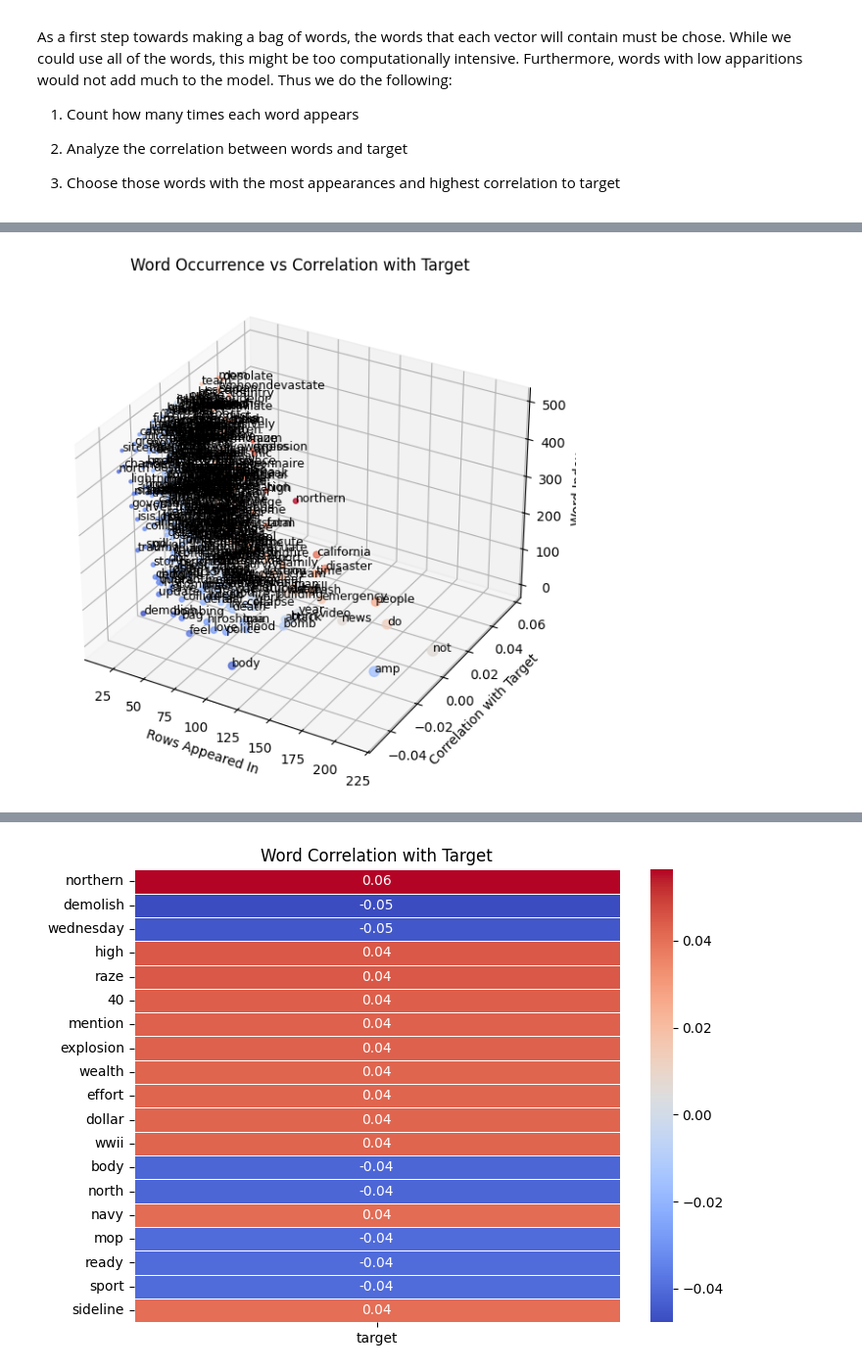
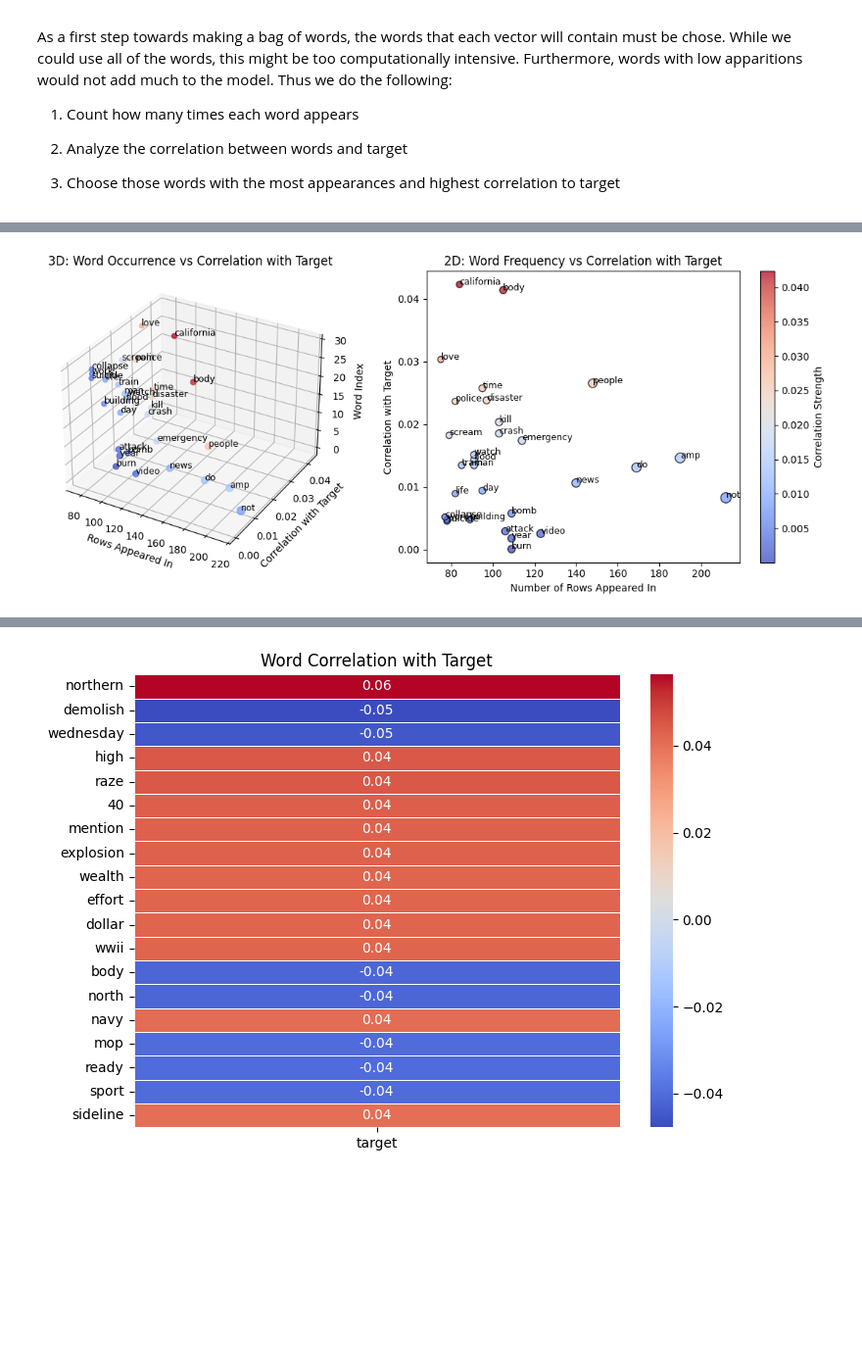
Before and after one commit to Iakovos0997/comp5015-a2, a Jupyter notebook: A2.ipynb, the cells around one changed output, grey strips where cells are left out. Shown at 98% size. Cells and saved outputs as stored; diff of their text form; code cells hidden in the pictures; blank space fills up the shorter version.

```diff
--- a/A2.ipynb
+++ b/A2.ipynb
@@ -180,7 +211,8 @@ As a first step towards making a bag of words, the words that each vector will c
 # %%
-from sklearn.feature_extraction.text import CountVectorizer
+M = 22 # How many tweets the word must appear in to be considered as one of the K words
+K = 400 # Words the vector will have
 
-vectorizer = CountVectorizer(max_features=5000)  # Limit to top 5000 words
+vectorizer = CountVectorizer(binary=True, min_df=M, max_features=K)  # Limit to top 5000 words
 X_words = vectorizer.fit_transform(train_df["text"]).toarray()
 
 # Convert to DataFrame
@@ -188,3 +220,7 @@ word_df = pd.DataFrame(X_words, columns=vectorizer.get_feature_names_out())
 
 # Add target variable
 word_df["target"] = train_df["target"]
+
+# Get the number of unique words in the vector given our current K and M
+num_unique_words = len(vectorizer.get_feature_names_out())
+print(f"Total unique words: {num_unique_words}")
@@ -229,30 +274,62 @@ word_stats = word_stats.sort_values(by="rows_appeared", ascending=False).head(50
 # %%
-fig = plt.figure(figsize=(10, 7))
-ax = fig.add_subplot(111, projection="3d")
+# Create a figure with two subplots
+fig = plt.figure(figsize=(12, 5))
 
-# Scatter plot
-sc = ax.scatter(
+# -------- 3D Scatter Plot (Left Side) -------- #
+ax1 = fig.add_subplot(121, projection="3d")
+
+sc1 = ax1.scatter(
     word_stats["rows_appeared"],  # X-axis
     word_stats["correlation"],  # Y-axis
     range(len(word_stats)),  # Z-axis (just for spacing)
     s=word_stats["rows_appeared"] * 0.3,  # Bubble size
     c=word_stats["correlation"],  # Color based on correlation
     cmap="coolwarm",
     alpha=0.75
 )
 
 # Add word labels at select points
 for i, word in enumerate(word_stats["word"]):
-    ax.text(word_stats["rows_appeared"].iloc[i],
-            word_stats["correlation"].iloc[i],
-            i, word, fontsize=9)
+    ax1.text(word_stats["rows_appeared"].iloc[i],
+             word_stats["correlation"].iloc[i],
+             i, word, fontsize=9)
 
 # Labels
-ax.set_xlabel("Rows Appeared In")
-ax.set_ylabel("Correlation with Target")
-ax.set_zlabel("Word Index")
-ax.set_title("Word Occurrence vs Correlation with Target")
+ax1.set_xlabel("Rows Appeared In")
+ax1.set_ylabel("Correlation with Target")
+ax1.set_zlabel("Word Index")
+ax1.set_title("3D: Word Occurrence vs Correlation with Target")
 
+# -------- 2D Scatter Plot (Right Side) -------- #
+ax2 = fig.add_subplot(122)
+
+sc2 = ax2.scatter(
+    word_stats["rows_appeared"],
+    word_stats["correlation"],
+    s=word_stats["rows_appeared"] * 0.5,  # Bubble size
+    c=word_stats["correlation"],  # Color based on correlation
+    cmap="coolwarm",
+    alpha=0.75,
+    edgecolors="k"
+)
+
+# Add labels to selected points
+for i, word in enumerate(word_stats["word"]):
+    ax2.annotate(word,
+                 (word_stats["rows_appeared"].iloc[i], word_stats["correlation"].iloc[i]),
+                 fontsize=9)
+
+# Labels
+ax2.set_xlabel("Number of Rows Appeared In")
+ax2.set_ylabel("Correlation with Target")
+ax2.set_title("2D: Word Frequency vs Correlation with Target")
+
+# Add colorbar for better interpretation
+cbar = fig.colorbar(sc2, ax=ax2)
+cbar.set_label("Correlation Strength")
+
+# Show both plots
+plt.tight_layout()
 plt.show()
 # %% [output]
-[figure, old version]
+[figure, new version]
```
Also changed, not shown: parts of 10 cells of this notebook.
